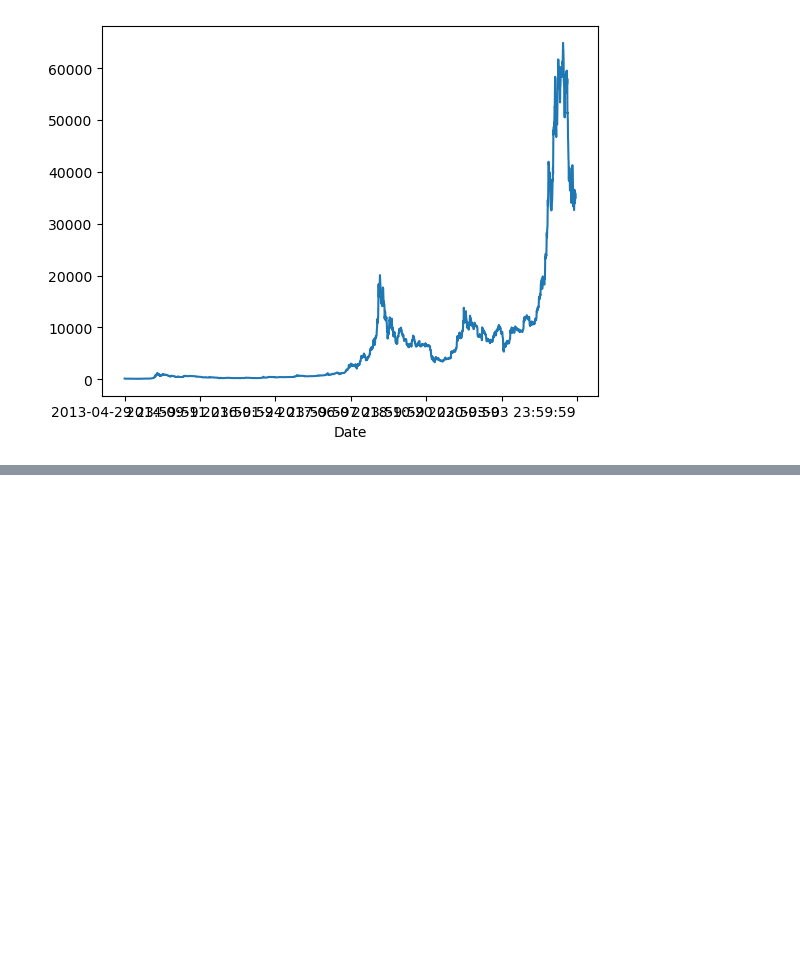
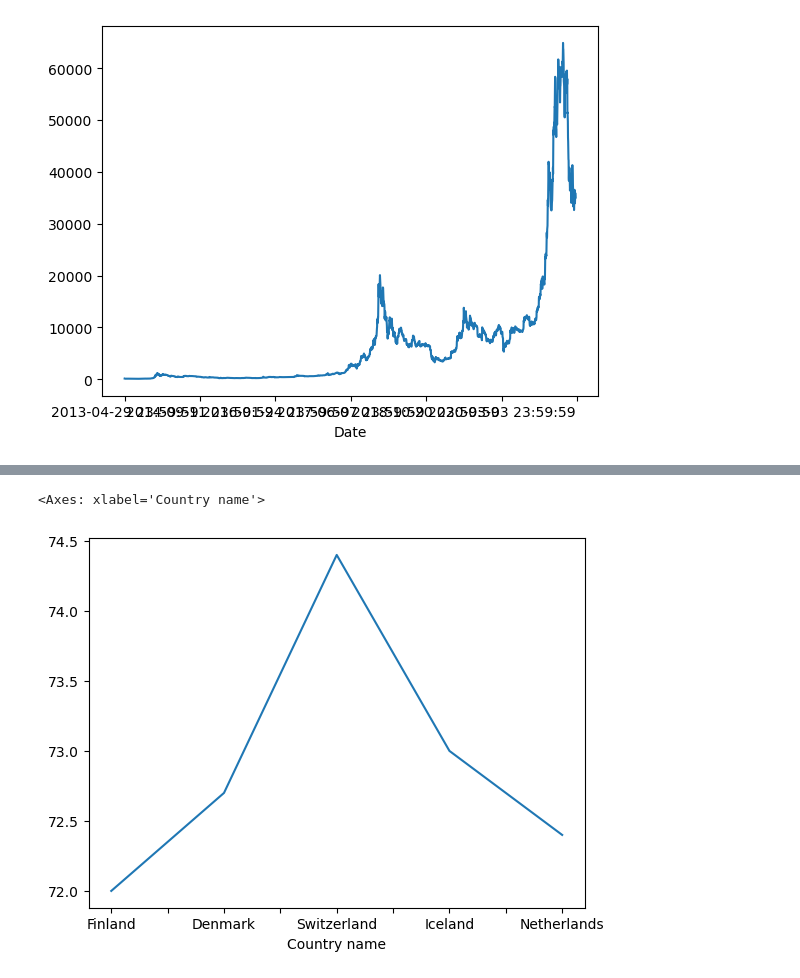
Before and after one commit to the-javascript-jedi/python-projects, a Jupyter notebook: colt-steele/data-analysis-visualization/s_7_indexing_and_sorting/s_1_index_and_sorting.ipynb, the cells around one changed output, grey strips where cells are left out. Saved outputs shown, nothing was run; the diff lists cells and outputs as text; code cells hidden in the pictures; blank space fills up the shorter version.

Commit message:
added index example

```diff
--- a/colt-steele/data-analysis-visualization/s_7_indexing_and_sorting/s_1_index_and_sorting.ipynb
+++ b/colt-steele/data-analysis-visualization/s_7_indexing_and_sorting/s_1_index_and_sorting.ipynb
@@ -102,3 +102,7 @@ btc.High.plot()
 # %% [output]
 <Axes: xlabel='Date'>
 [figure]
+# %%
+countries=pd.read_csv("../data/world-happiness-report-2021.csv")
+# %%
+countries.set_index("Country name",inplace=True)
@@ -104,0 +142,5 @@ btc.High.plot()
+# %%
+countries['Healthy life expectancy'].head(5).plot()
+# %% [output]
+<Axes: xlabel='Country name'>
+[figure, added]
```
Also changed, not shown: parts of 6 cells of this notebook, 1 other file.
